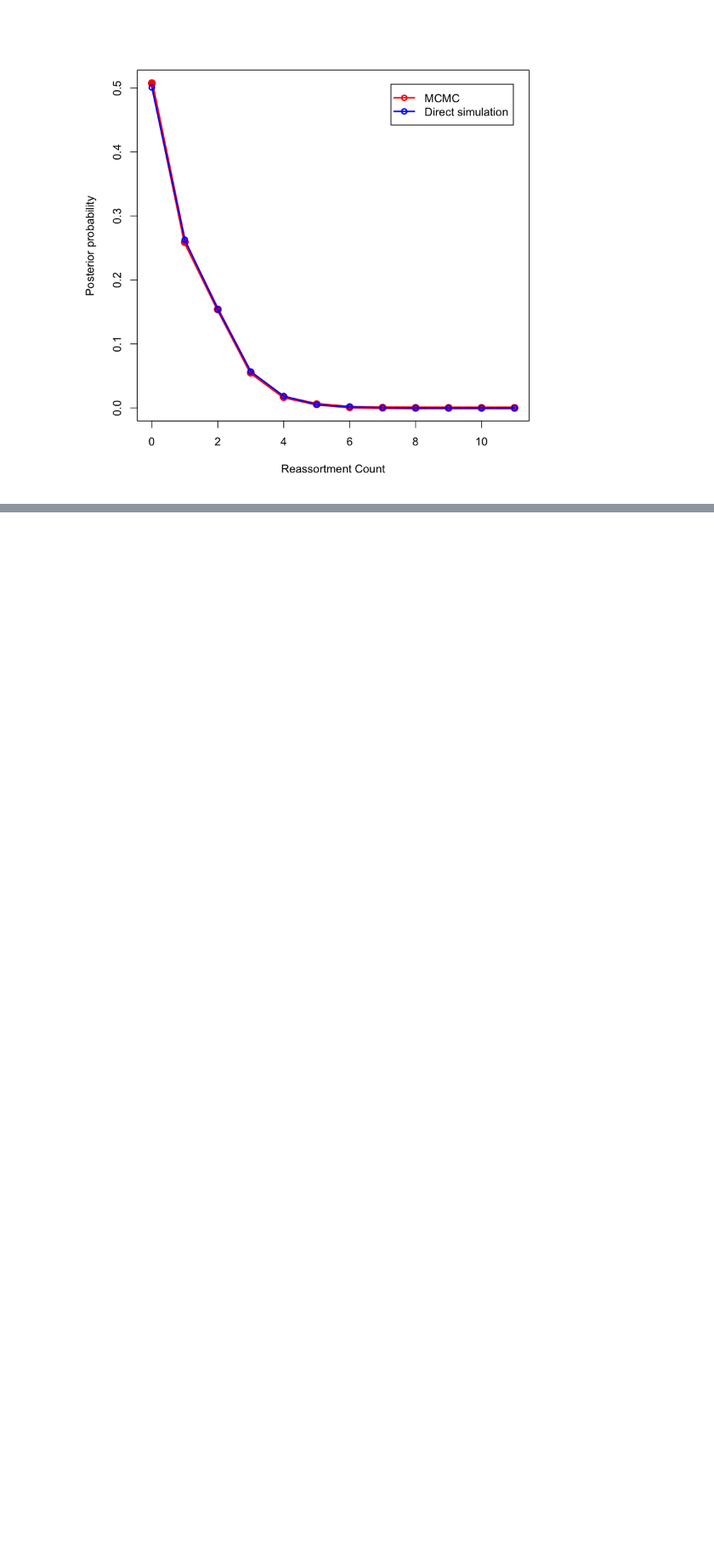
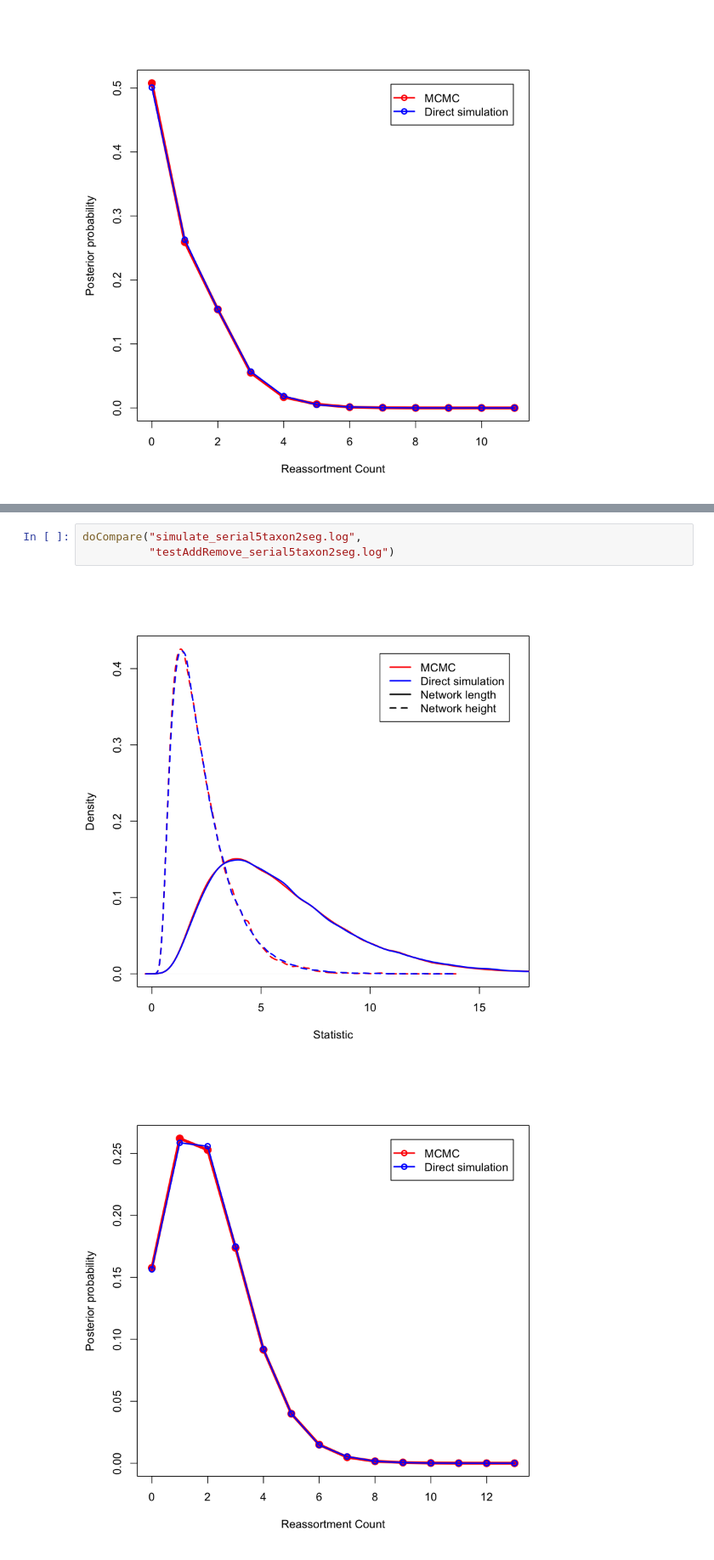
Before and after one commit to nicfel/CoalRe, a Jupyter notebook: validation/Validation.ipynb, the cells around one changed output, grey strips where cells are left out. Shown: that part at 85% size. Cells and saved outputs as stored; diff of their text form; blank space fills up the shorter version.

Commit message:
5 taxa serially sampled works, prob with >2 segs

```diff
--- a/validation/Validation.ipynb
+++ b/validation/Validation.ipynb
@@ -101,0 +104,6 @@ doCompare("simulate_contemp2taxon2seg.log",
+# %%
+doCompare("simulate_serial5taxon2seg.log",
+          "testAddRemove_serial5taxon2seg.log")
+# %% [output]
+[figure, added]
+[figure, added]
```
Also changed, not shown: parts of 3 cells of this notebook, 7 other files.
